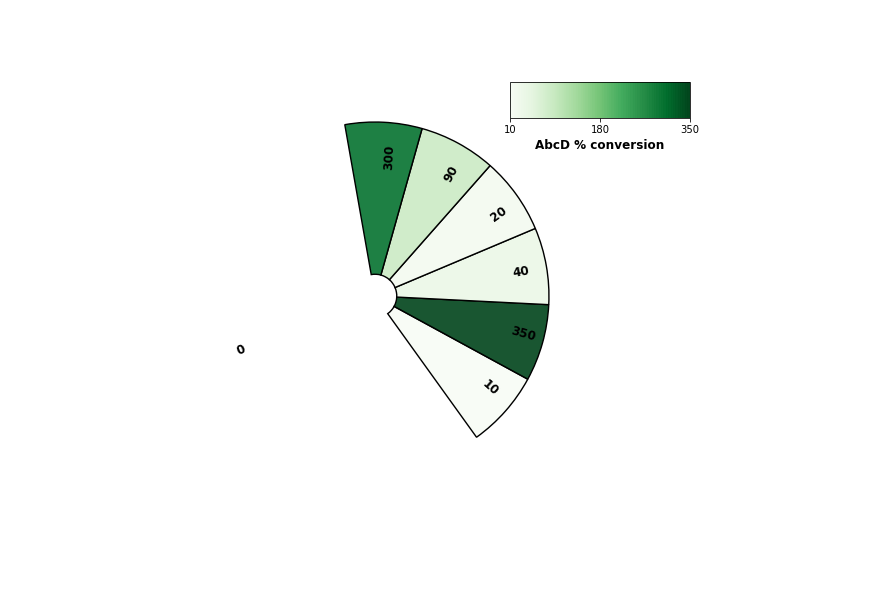
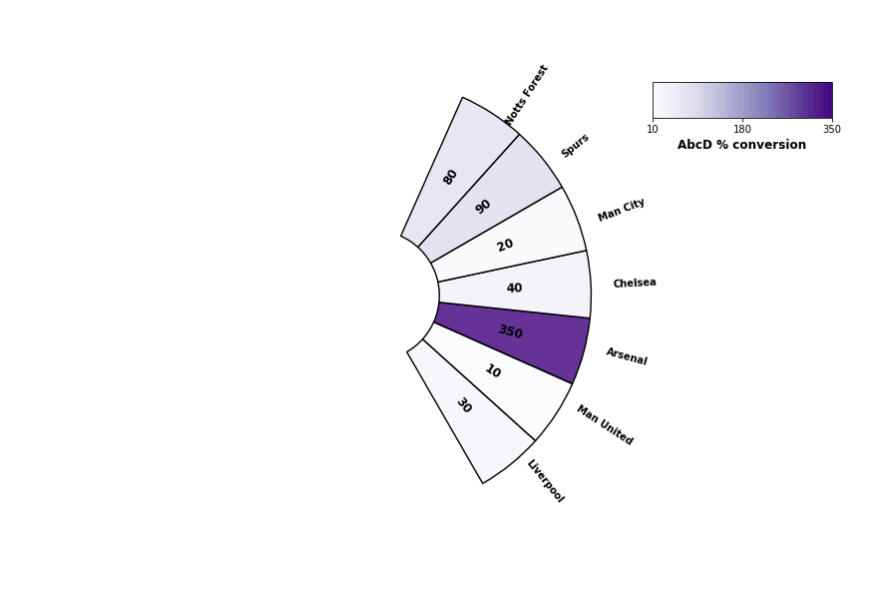
Before and after one commit to connectedblue/pdext_collection, a Jupyter notebook: pie_wedge/substrate.ipynb, the cells around one changed output. Drawn from its saved outputs; the diff is of its cells as text; code cells hidden in the pictures.

Commit message:
better arrangement of outer labels

```diff
--- a/pie_wedge/substrate.ipynb
+++ b/pie_wedge/substrate.ipynb
@@ -36,49 +36,72 @@ import matplotlib as mpl
 fig, ax = plt.subplots(figsize=(10,10))
 
 size = 0.5
-alpha = 0.9
+alpha = 0.8
 which_wedge = 0
+wedge_percent = 0.35
+startang = -60
 
-col_values = [0, 100, 150, 200, 240, 260, 500]
+col_values = [30, 10, 350, 40, 20, 90, 80]
 
-col_values = [0, 10, 350, 40, 20, 90, 300]
+slice_labels = ["Liverpool","Man United","Arsenal","Chelsea","Man City","Spurs", "Notts Forest"]
 
-vmin=min(col_values[1:])
-vmax=max(col_values[1:])
+
+
+slices = len(col_values)
+
+pie_values = [wedge_percent/slices]*slices
+
+vmin=min(col_values)
+vmax=max(col_values)
+
 
 norm = mpl.colors.Normalize(vmin=vmin, vmax=vmax, clip=True)
-mapper = ScalarMappable(norm=norm, cmap=CMAPOUTER)
+mapper = ScalarMappable(norm=norm, cmap="Purples")
 
 
 labels = [str(c) for c in col_values]
 
 cmap_outer = plt.get_cmap(CMAPOUTER)
 colour = mapper.to_rgba(col_values, alpha=alpha)
 
-outer_circle=ax.pie(vals[0],
-                    radius=0.8,
-                    startangle=startangle,
+radius = 1
+width = 0.7
+label_distance = (radius - 0.5*width)
+
+#breakpoint()
+outer_labels = ax.pie(pie_values,
+                    radius=1,
+                    startangle=startang,
+                    colors=['w']*slices,
+                    labels=slice_labels,
+                    rotatelabels=True,
+                    textprops=dict(fontsize='medium',weight="semibold",va='center', ha='left'))
+
+
+outer_circle=ax.pie(pie_values,
+                    radius=radius,
+                    startangle=startang,
                     colors=colour,
                     labels=labels,
                     rotatelabels=True,
-                    labeldistance=0.8,
-                    wedgeprops=dict(width=0.7,
+                    labeldistance=label_distance,
+                    wedgeprops=dict(width=width,
                                     edgecolor='k',linewidth= 1.4),
-                    textprops=dict(fontsize='large',weight="semibold",va='center'))
+                    textprops=dict(fontsize='large',weight="semibold",va='center', ha='center'))
 
-outer_circle[0][which_wedge].set_alpha(0)
+#outer_circle[0][which_wedge].set_alpha(0)
 
-ax2cmap2 = plt.axes([0.70, 0.75, 0.25, 0.05])
+ax2cmap2 = plt.axes([0.90, 0.75, 0.25, 0.05])
 
 ticks = [vmin, int((vmin+vmax)/2), vmax]
 tick_labels = [str(l) for l in ticks]
 
 cbar1 = plt.colorbar(mapper,cax=ax2cmap2, orientation="horizontal",ticks=ticks, alpha=alpha)
 cbar1.ax.set_xticklabels(tick_labels)
 
 cbar1.set_label(OUTERLABEL,weight='bold',fontsize=12)
 # %% [output]
-[figure, old version]
+[figure, new version]
 # %%
 print(vals[0])
 print(vals[2])
```
Also changed, not shown: parts of 9 cells of this notebook, 1 other file.
